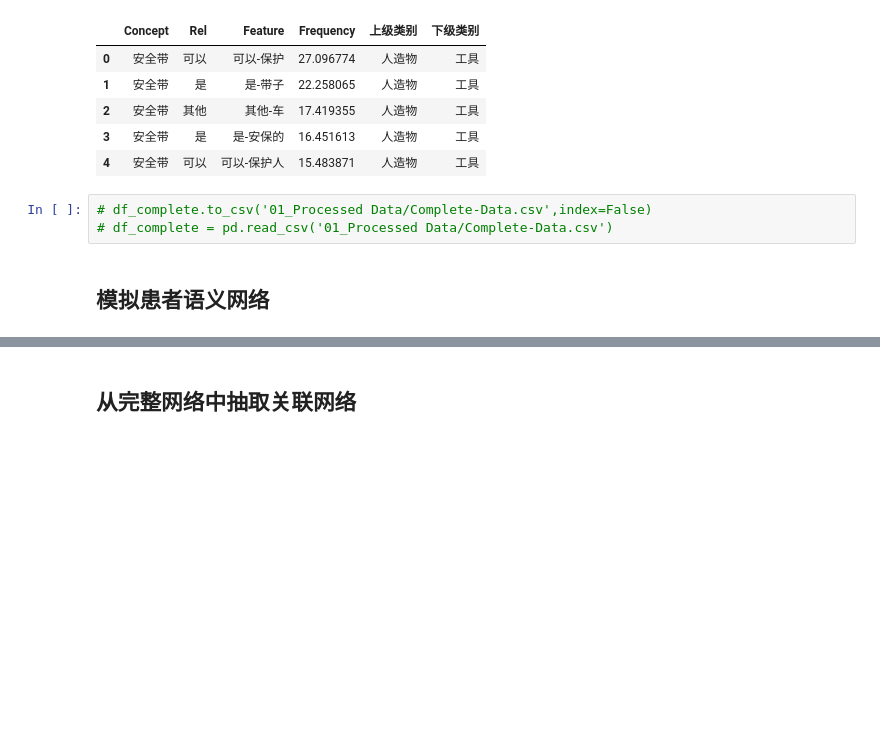
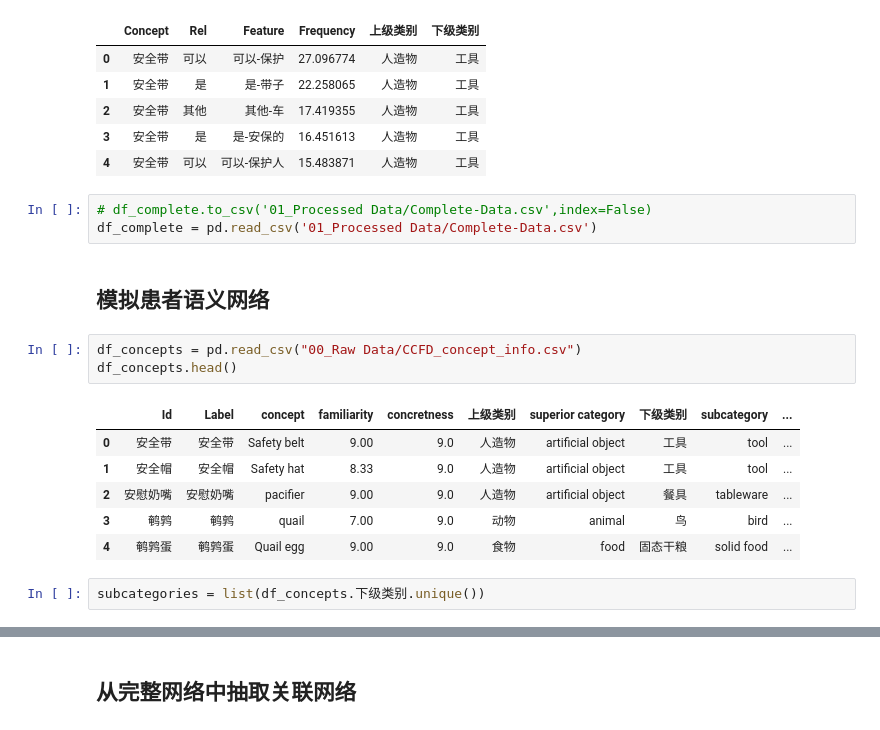
Before and after one commit to JoseZhangSH/SemanticNetwork_DataAnalysis, a Jupyter notebook: data/Data Processing.ipynb, the cells around one changed output, grey strips where cells are left out. Drawn from its saved outputs; the diff is of its cells as text; blank space fills up the shorter version.

```diff
--- a/data/Data Processing.ipynb
+++ b/data/Data Processing.ipynb
@@ -32,6 +32,18 @@ df_complete.head()
 | 4 | 安全带 | 可以 | 可以-保护人 | 15.483871 | 人造物 | 工具 |
 # %%
 # df_complete.to_csv('01_Processed Data/Complete-Data.csv',index=False)
-# df_complete = pd.read_csv('01_Processed Data/Complete-Data.csv')
+df_complete = pd.read_csv('01_Processed Data/Complete-Data.csv')
-# %% [markdown]
-## 模拟患者语义网络
+# %% [markdown]
+## 模拟患者语义网络
+# %%
+df_concepts = pd.read_csv("00_Raw Data/CCFD_concept_info.csv")
+df_concepts.head()
+# %% [output]
+|  | Id | Label | concept | familiarity | concretness | 上级类别 | superior category | 下级类别 | subcategory | ... |
+| 0 | 安全带 | 安全带 | Safety belt | 9.00 | 9.0 | 人造物 | artificial object | 工具 | tool | ... |
+| 1 | 安全帽 | 安全帽 | Safety hat | 8.33 | 9.0 | 人造物 | artificial object | 工具 | tool | ... |
+| 2 | 安慰奶嘴 | 安慰奶嘴 | pacifier | 9.00 | 9.0 | 人造物 | artificial object | 餐具 | tableware | ... |
+| 3 | 鹌鹑 | 鹌鹑 | quail | 7.00 | 9.0 | 动物 | animal | 鸟 | bird | ... |
+| 4 | 鹌鹑蛋 | 鹌鹑蛋 | Quail egg | 9.00 | 9.0 | 食物 | food | 固态干粮 | solid food | ... |
+# %%
+subcategories = list(df_concepts.下级类别.unique())
```
Also changed, not shown: parts of 22 cells of this notebook, 3 other files.
